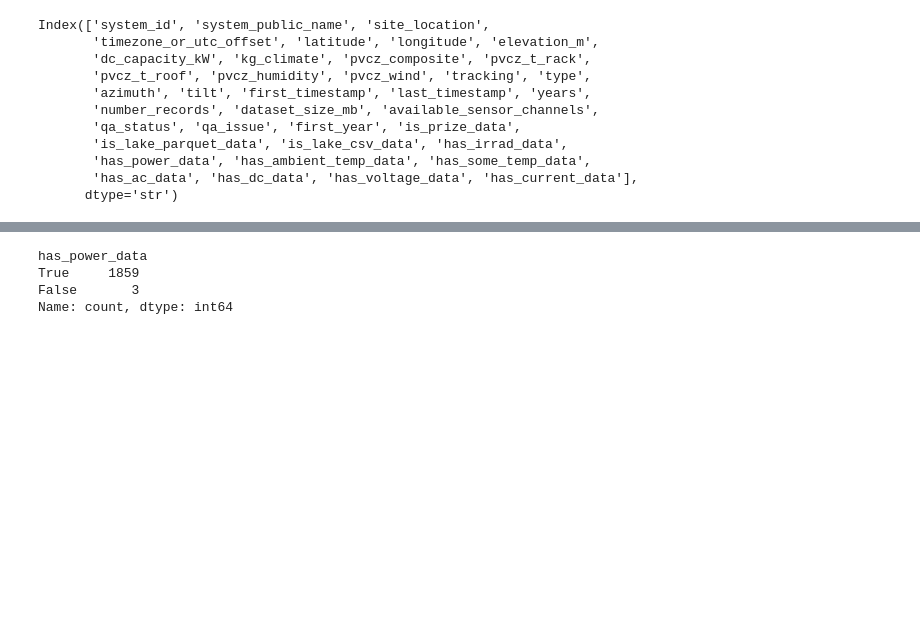
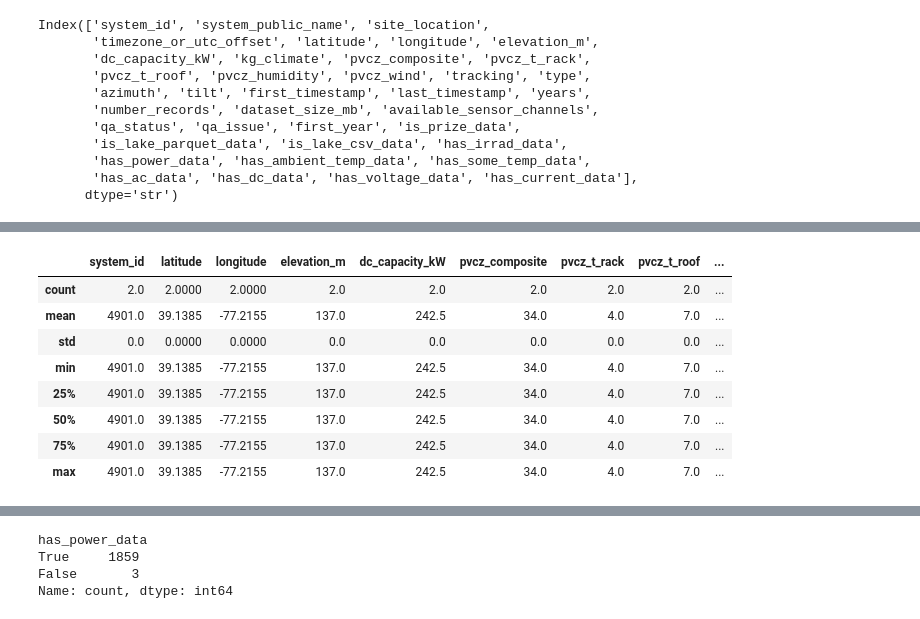
Before and after one commit to Erdos-Projects/predicting-day-ahead-solar-power-production, a Jupyter notebook: test_bed.ipynb, the cells around one changed output, grey strips where cells are left out. Drawn from its saved outputs; the diff is of its cells as text; code cells hidden in the pictures; blank space fills up the shorter version.

```diff
--- a/test_bed.ipynb
+++ b/test_bed.ipynb
@@ -18,0 +37,12 @@ Index(['system_id', 'system_public_name', 'site_location',
+# %%
+local_systems[local_systems['system_id'] == 4901].describe()
+# %% [output]
+|  | system_id | latitude | longitude | elevation_m | dc_capacity_kW | pvcz_composite | pvcz_t_rack | pvcz_t_roof | ... |
+| count | 2.0 | 2.0000 | 2.0000 | 2.0 | 2.0 | 2.0 | 2.0 | 2.0 | ... |
+| mean | 4901.0 | 39.1385 | -77.2155 | 137.0 | 242.5 | 34.0 | 4.0 | 7.0 | ... |
+| std | 0.0 | 0.0000 | 0.0000 | 0.0 | 0.0 | 0.0 | 0.0 | 0.0 | ... |
+| min | 4901.0 | 39.1385 | -77.2155 | 137.0 | 242.5 | 34.0 | 4.0 | 7.0 | ... |
+| 25% | 4901.0 | 39.1385 | -77.2155 | 137.0 | 242.5 | 34.0 | 4.0 | 7.0 | ... |
+| 50% | 4901.0 | 39.1385 | -77.2155 | 137.0 | 242.5 | 34.0 | 4.0 | 7.0 | ... |
+| 75% | 4901.0 | 39.1385 | -77.2155 | 137.0 | 242.5 | 34.0 | 4.0 | 7.0 | ... |
+| max | 4901.0 | 39.1385 | -77.2155 | 137.0 | 242.5 | 34.0 | 4.0 | 7.0 | ... |
```
Also changed, not shown: parts of 21 cells of this notebook, 4 other files.
